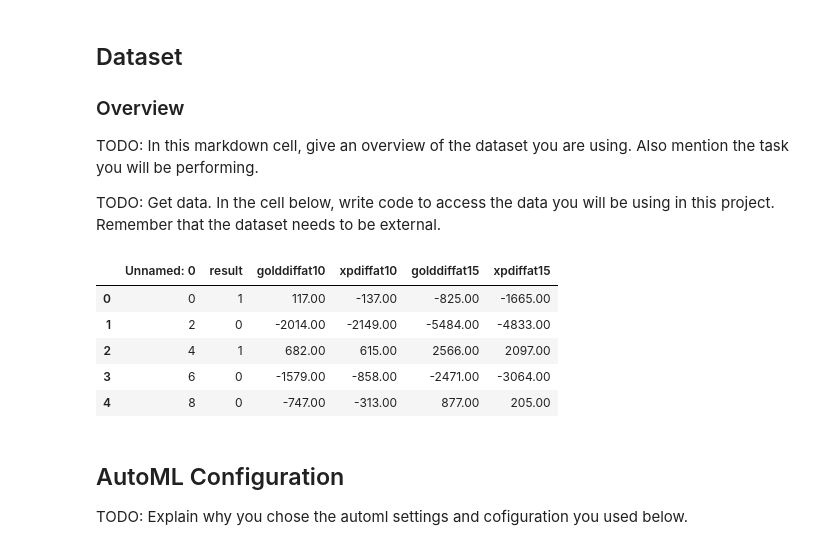
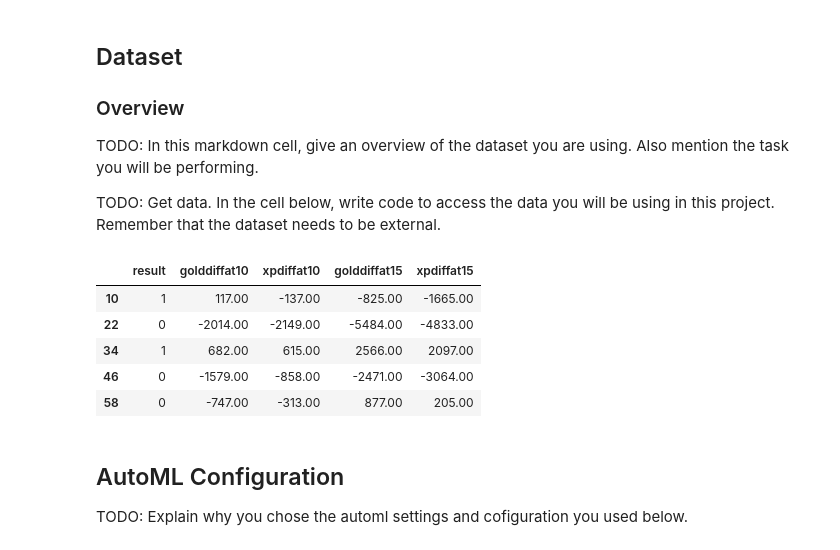
Before and after one commit to ncharchenko/Azure-ML-Engineer-Nanodegree-Capstone, a Jupyter notebook: automl.ipynb, the cells around one changed output. Drawn from its saved outputs; the diff is of its cells as text; code cells hidden in the pictures.

```diff
--- a/automl.ipynb
+++ b/automl.ipynb
@@ -47,19 +47,39 @@ TODO: In this markdown cell, give an overview of the dataset you are using. Also
 
 
 TODO: Get data. In the cell below, write code to access the data you will be using in this project. Remember that the dataset needs to be external.
-# %%
-data = pd.read_csv("https://raw.githubusercontent.com/ncharchenko/Azure-ML-Engineer-Nanodegree-Capstone/master/OraclesElixir_automl_data.csv")
-
-ds = TabularDatasetFactory.from_delimited_files(path="https://raw.githubusercontent.com/ncharchenko/Azure-ML-Engineer-Nanodegree-Capstone/master/OraclesElixir_automl_data.csv")
-
-data.head()
-# %% [output]
-|  | Unnamed: 0 | result | golddiffat10 | xpdiffat10 | golddiffat15 | xpdiffat15 |
-| 0 | 0 | 1 | 117.00 | -137.00 | -825.00 | -1665.00 |
-| 1 | 2 | 0 | -2014.00 | -2149.00 | -5484.00 | -4833.00 |
-| 2 | 4 | 1 | 682.00 | 615.00 | 2566.00 | 2097.00 |
-| 3 | 6 | 0 | -1579.00 | -858.00 | -2471.00 | -3064.00 |
-| 4 | 8 | 0 | -747.00 | -313.00 | 877.00 | 205.00 |
+# %%
+data = pd.read_csv("https://oracleselixir-downloadable-match-data.s3-us-west-2.amazonaws.com/2020_LoL_esports_match_data_from_OraclesElixir_20210126.csv")
+
+# This dataset requires cleaning to only get the features we want.
+columns = ['side', 'position', 'result', 'golddiffat10', 'xpdiffat10', 'golddiffat15', 'xpdiffat15']
+
+data = pd.DataFrame(data, columns=columns)
+
+# This dataset has data for both sides in each match. We only need to look at matches from one side, so we take only Blue side data.
+
+data = data.loc[data['side'] == 'Blue']
+
+# This dataset also has data for teams as well as individual players. We only need the data for teams.
+
+data = data[data.position.eq('team')]
+
+# Side no longer needed so we can delete this field.
+data.drop(['side'], inplace=True, axis=1, errors='ignore')
+# We also no longer need positions.
+data.drop(['position'], inplace=True, axis=1, errors='ignore')
+
+# This dataset is equivalent to the output of the above operations.
+ds = TabularDatasetFactory.from_delimited_files(path="https://raw.githubusercontent.com/ncharchenko/Azure-ML-Engineer-Nanodegree-Capstone/master/OraclesElixir_automl_data.csv")
+
+# Show data after cleaning.
+data.head()
+# %% [output]
+|  | result | golddiffat10 | xpdiffat10 | golddiffat15 | xpdiffat15 |
+| 10 | 1 | 117.00 | -137.00 | -825.00 | -1665.00 |
+| 22 | 0 | -2014.00 | -2149.00 | -5484.00 | -4833.00 |
+| 34 | 1 | 682.00 | 615.00 | 2566.00 | 2097.00 |
+| 46 | 0 | -1579.00 | -858.00 | -2471.00 | -3064.00 |
+| 58 | 0 | -747.00 | -313.00 | 877.00 | 205.00 |
 # %% [markdown]
 ## AutoML Configuration
 
```
Also changed, not shown: parts of 1 cell of this notebook, 2 other files.
